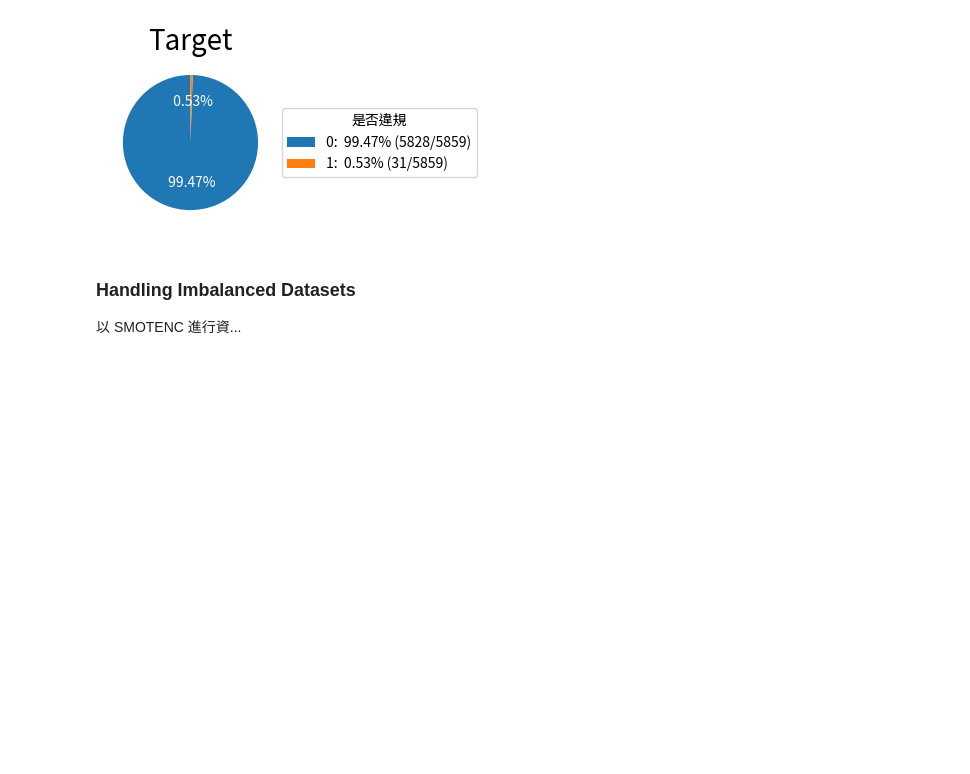
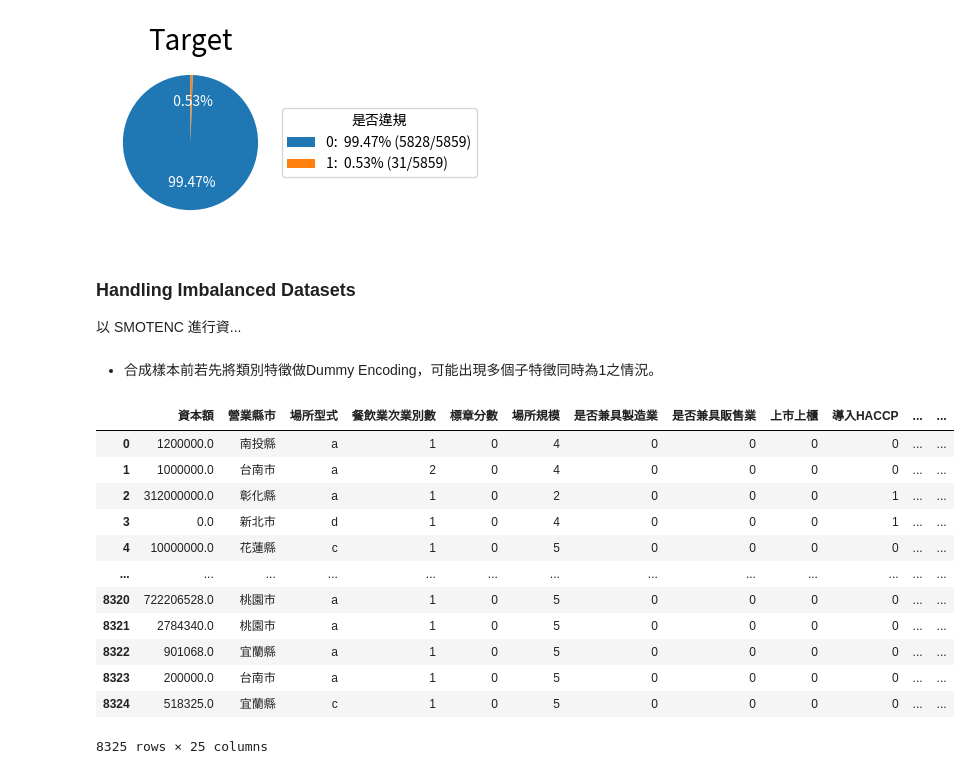
Before and after one commit to godgodgod11101/ML_ExpFood, a Jupyter notebook: ExpFood_Restaurant/ipynb/HandlingImbData.ipynb, the cells around one changed output. Drawn from its saved outputs; the diff is of its cells as text; code cells hidden in the pictures; blank space fills up the shorter version.

```diff
--- a/ExpFood_Restaurant/ipynb/HandlingImbData.ipynb
+++ b/ExpFood_Restaurant/ipynb/HandlingImbData.ipynb
@@ -67,7 +68,37 @@ plt.show()
 # %% [markdown]
 ### Handling Imbalanced Datasets
 以 SMOTENC 進行資...
+# %% [markdown]
+* 合成樣本前若先將類別特徵做Dummy Encoding，可能出現多個子特徵同時為1之情況。
 # %%
 # 先將數值資料轉為 float ，合成樣本後再四捨五入，避免向零截斷（truncation toward zero）
-cols_num = ['資本額', '餐飲業次業別數', '標章分數', '場所規模']
+cols_num = X_train.select_dtypes(include='uint32').columns.tolist()
 X_sm0 = pd.concat([X_train[cols_num].astype('float32'), X_train.drop(cols_num, axis=1)], axis=1)
+# %%
+# 類別特徵名稱
+cols_cat = X_sm0.drop(cols_num, axis=1).columns.tolist()
+
+# 建立 SMOTENC 物件
+sm = SMOTENC(
+    categorical_features=cols_cat,    # specify categorical features
+    sampling_strategy=3/7,    # ratio of minor/major
+    random_state=12
+)
+
+# 合成樣本（加在原始資料後）
+X_sm, y_sm = sm.fit_resample(X=X_sm0, y=y_train)
+X_sm = X_sm.round(0)    # 四捨五入數值資料
+# %% [output]
+|  | 資本額 | 營業縣市 | 場所型式 | 餐飲業次業別數 | 標章分數 | 場所規模 | 是否兼具製造業 | 是否兼具販售業 | 上市上櫃 | 導入HACCP | ... | ... |
+| 0 | 1200000.0 | 南投縣 | a | 1 | 0 | 4 | 0 | 0 | 0 | 0 | ... | ... |
+| 1 | 1000000.0 | 台南市 | a | 2 | 0 | 4 | 0 | 0 | 0 | 0 | ... | ... |
+| 2 | 312000000.0 | 彰化縣 | a | 1 | 0 | 2 | 0 | 0 | 0 | 1 | ... | ... |
+| 3 | 0.0 | 新北市 | d | 1 | 0 | 4 | 0 | 0 | 0 | 1 | ... | ... |
+| 4 | 10000000.0 | 花蓮縣 | c | 1 | 0 | 5 | 0 | 0 | 0 | 0 | ... | ... |
+| ... | ... | ... | ... | ... | ... | ... | ... | ... | ... | ... | ... | ... |
+| 8320 | 722206528.0 | 桃園市 | a | 1 | 0 | 5 | 0 | 0 | 0 | 0 | ... | ... |
+| 8321 | 2784340.0 | 桃園市 | a | 1 | 0 | 5 | 0 | 0 | 0 | 0 | ... | ... |
+| 8322 | 901068.0 | 宜蘭縣 | a | 1 | 0 | 5 | 0 | 0 | 0 | 0 | ... | ... |
+| 8323 | 200000.0 | 台南市 | a | 1 | 0 | 5 | 0 | 0 | 0 | 0 | ... | ... |
+| 8324 | 518325.0 | 宜蘭縣 | c | 1 | 0 | 5 | 0 | 0 | 0 | 0 | ... | ... |
+8325 rows × 25 columns
```
Also changed, not shown: parts of 2 cells of this notebook.
